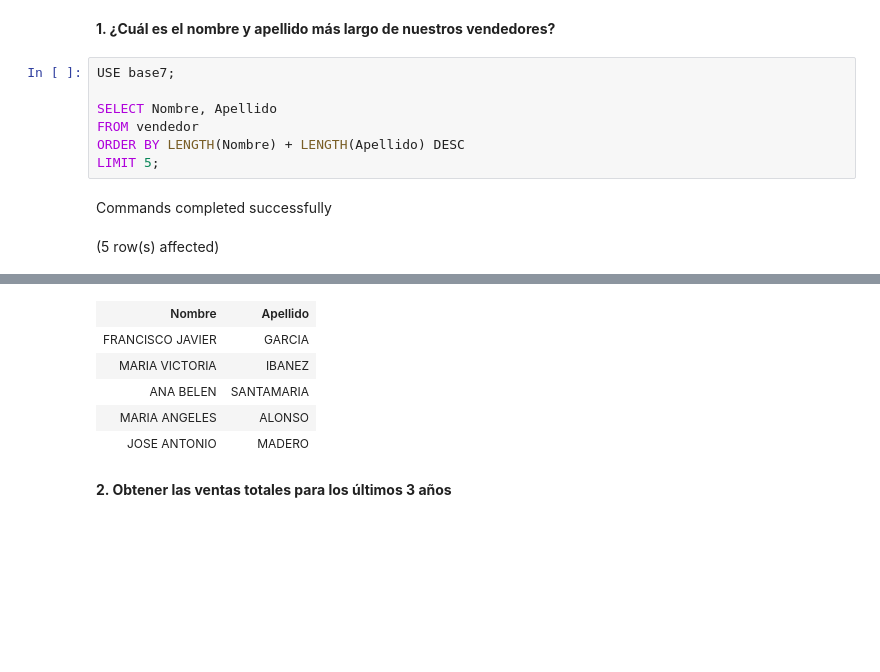
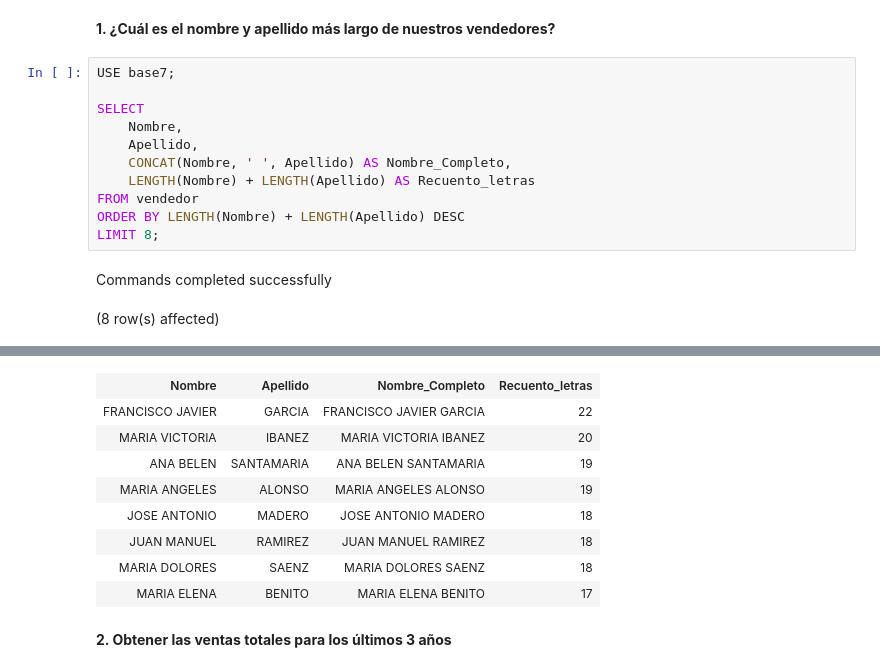
Before and after one commit to Patricoders23/curso_sql, a Jupyter notebook: notebooks/Practica_12_PG.ipynb, the cells around one changed output, grey strips where cells are left out. Drawn from its saved outputs; the diff is of its cells as text; blank space fills up the shorter version.

```diff
--- a/notebooks/Practica_12_PG.ipynb
+++ b/notebooks/Practica_12_PG.ipynb
@@ -9,10 +9,14 @@
 # %%
 USE base7;
 
-SELECT Nombre, Apellido
+SELECT
+    Nombre,
+    Apellido,
+    CONCAT(Nombre, ' ', Apellido) AS Nombre_Completo,
+    LENGTH(Nombre) + LENGTH(Apellido) AS Recuento_letras
 FROM vendedor
 ORDER BY LENGTH(Nombre) + LENGTH(Apellido) DESC
-LIMIT 5;
+LIMIT 8;
 # %% [output]
 Commands completed successfully
-(5 row(s) affected)
+(8 row(s) affected)
@@ -20,9 +24,12 @@ Total execution time: 00:00:01.009
-| Nombre | Apellido |
-| FRANCISCO JAVIER | GARCIA |
-| MARIA VICTORIA | IBANEZ |
-| ANA BELEN | SANTAMARIA |
-| MARIA ANGELES | ALONSO |
-| JOSE ANTONIO | MADERO |
+| Nombre | Apellido | Nombre_Completo | Recuento_letras |
+| FRANCISCO JAVIER | GARCIA | FRANCISCO JAVIER GARCIA | 22 |
+| MARIA VICTORIA | IBANEZ | MARIA VICTORIA IBANEZ | 20 |
+| ANA BELEN | SANTAMARIA | ANA BELEN SANTAMARIA | 19 |
+| MARIA ANGELES | ALONSO | MARIA ANGELES ALONSO | 19 |
+| JOSE ANTONIO | MADERO | JOSE ANTONIO MADERO | 18 |
+| JUAN MANUEL | RAMIREZ | JUAN MANUEL RAMIREZ | 18 |
+| MARIA DOLORES | SAENZ | MARIA DOLORES SAENZ | 18 |
+| MARIA ELENA | BENITO | MARIA ELENA BENITO | 17 |
 # %% [markdown]
 **2\. Obtener las ventas totales para los últimos 3 años**
 # %%
```
Also changed, not shown: parts of 2 cells of this notebook.
